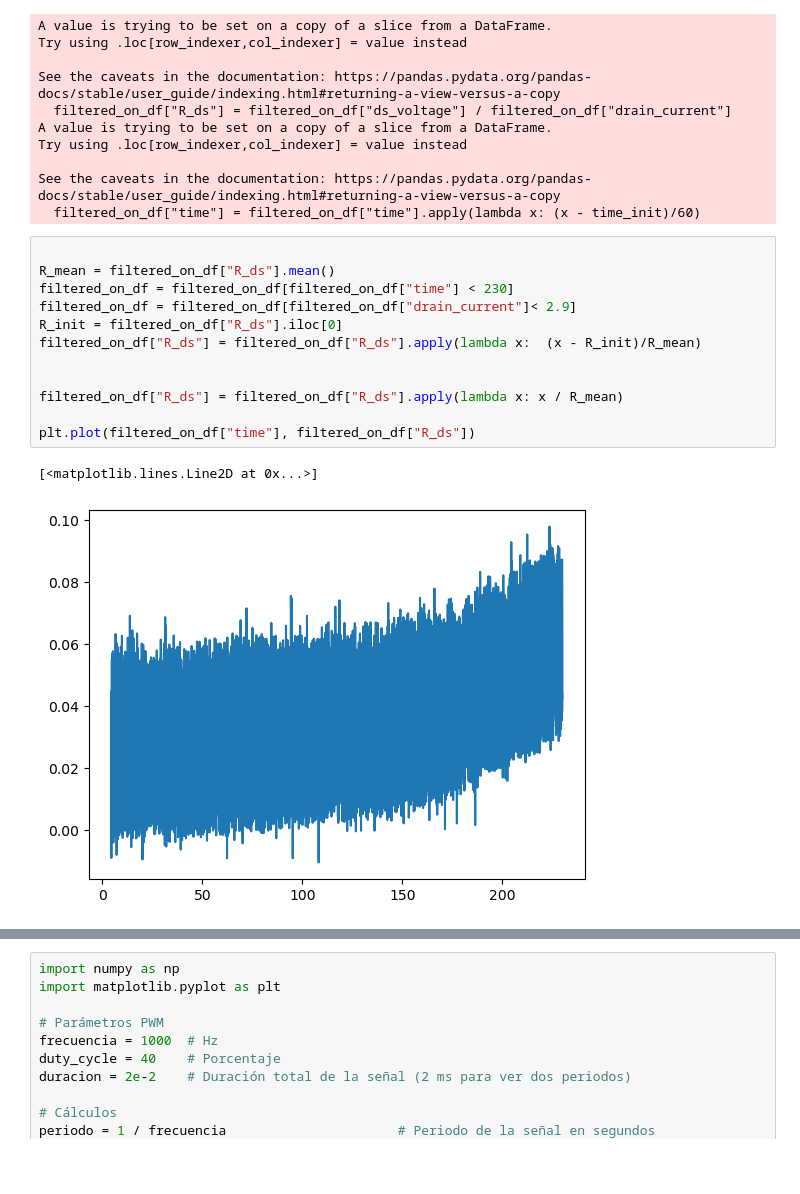
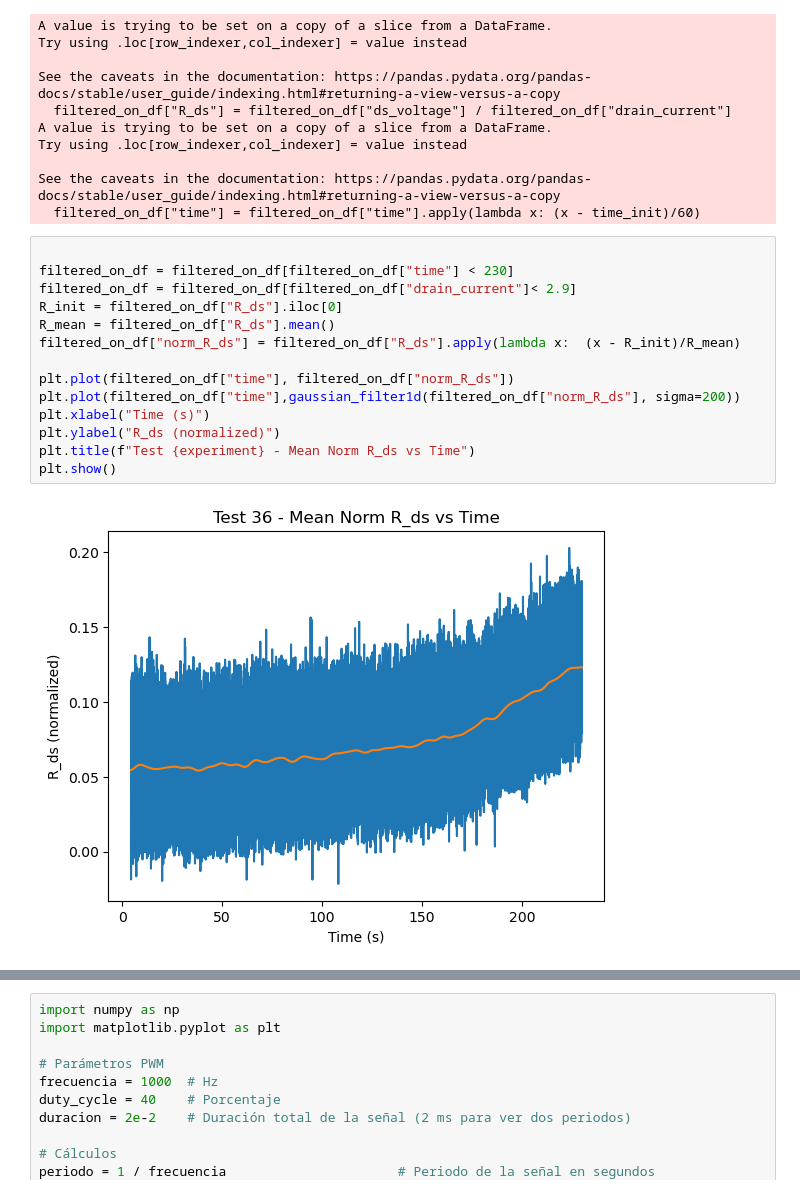
Before and after one commit to JoseUfre/Proyecto-Monitoreo-de-Condicion-2025-1, a Jupyter notebook: Test.ipynb, the cells around one changed output, grey strips where cells are left out. Saved outputs shown, nothing was run; the diff lists cells and outputs as text; blank space fills up the shorter version.

```diff
--- a/Test.ipynb
+++ b/Test.ipynb
@@ -165,16 +165,17 @@ See the caveats in the documentation: https://pandas.pydata.org/pandas-docs/stab
   filtered_on_df["time"] = filtered_on_df["time"].apply(lambda x: (x - time_init)/60)
 # %%
 
-R_mean = filtered_on_df["R_ds"].mean()
 filtered_on_df = filtered_on_df[filtered_on_df["time"] < 230]
 filtered_on_df = filtered_on_df[filtered_on_df["drain_current"]< 2.9]
 R_init = filtered_on_df["R_ds"].iloc[0]
-filtered_on_df["R_ds"] = filtered_on_df["R_ds"].apply(lambda x:  (x - R_init)/R_mean)
+R_mean = filtered_on_df["R_ds"].mean()
+filtered_on_df["norm_R_ds"] = filtered_on_df["R_ds"].apply(lambda x:  (x - R_init)/R_mean)
 
-
-filtered_on_df["R_ds"] = filtered_on_df["R_ds"].apply(lambda x: x / R_mean)
-
-plt.plot(filtered_on_df["time"], filtered_on_df["R_ds"])
+plt.plot(filtered_on_df["time"], filtered_on_df["norm_R_ds"])
+plt.plot(filtered_on_df["time"],gaussian_filter1d(filtered_on_df["norm_R_ds"], sigma=200))
+plt.xlabel("Time (s)")
+plt.ylabel("R_ds (normalized)")
+plt.title(f"Test {experiment} - Mean Norm R_ds vs Time")
+plt.show()
 # %% [output]
-[<matplotlib.lines.Line2D at 0x...>]
-[figure, old version]
+[figure, new version]
```
Also changed, not shown: parts of 1 cell of this notebook.
